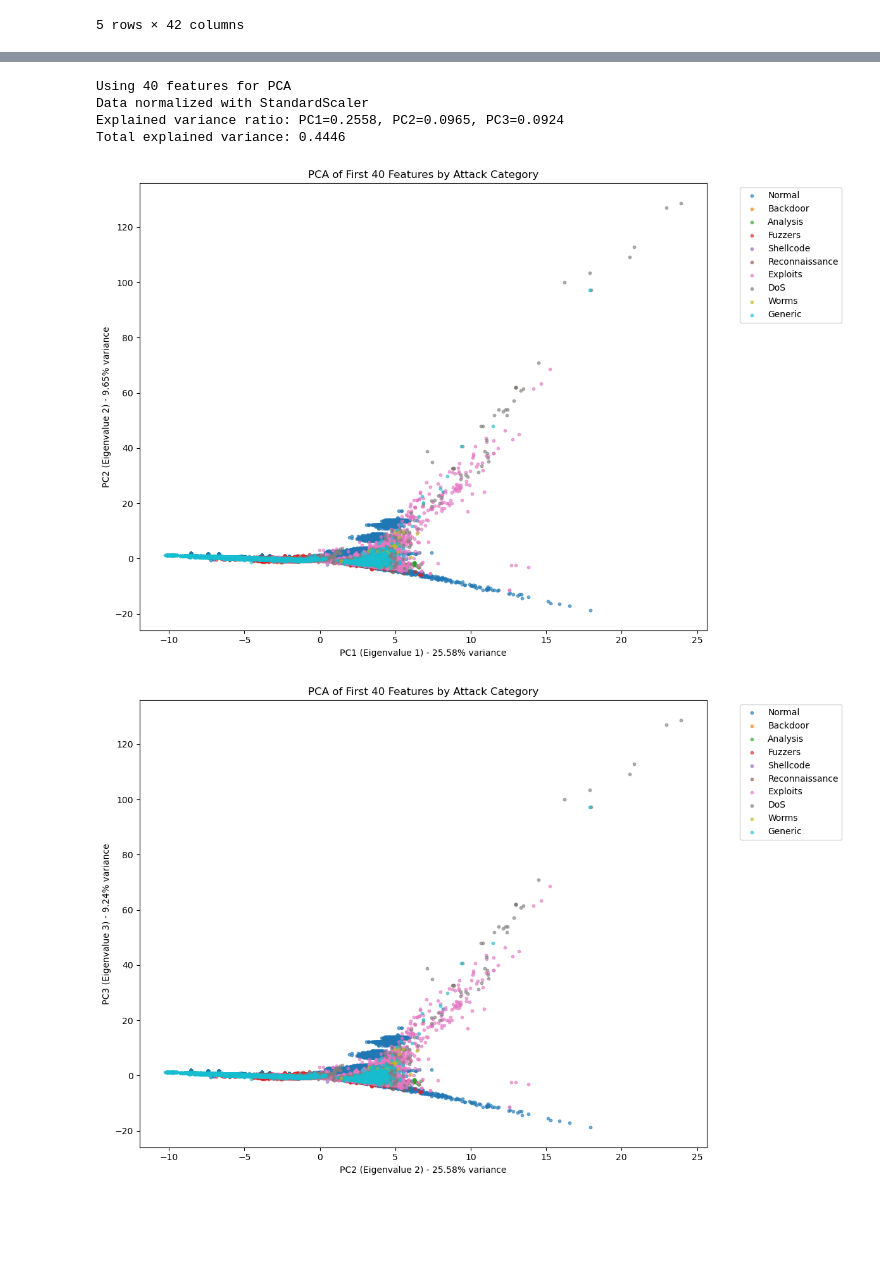
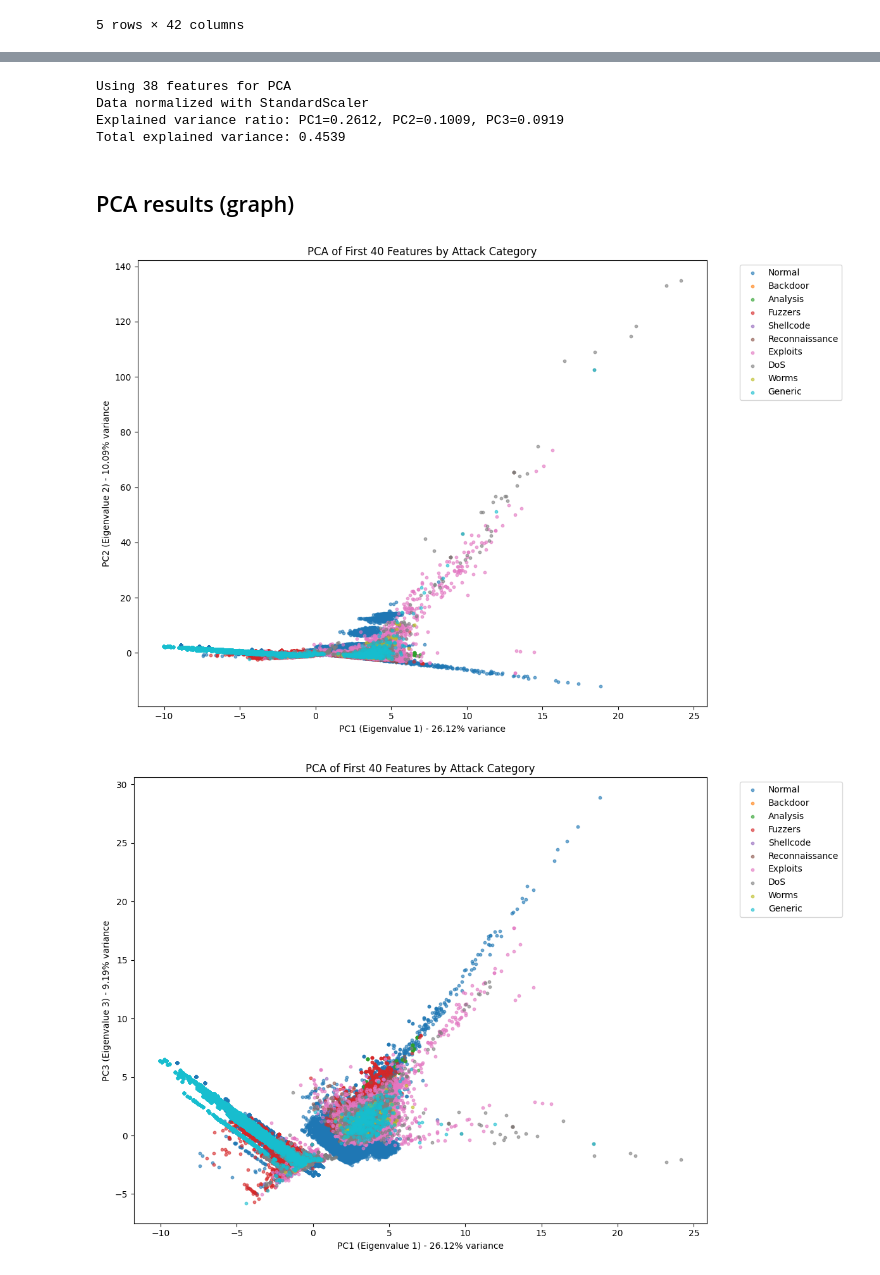
Before and after one commit to YancyLan/Imbalanced_data, a Jupyter notebook: Unbalanced_dataset.ipynb, the cells around one changed output, grey strips where cells are left out. Drawn from its saved outputs; the diff is of its cells as text; code cells hidden in the pictures; blank space fills up the shorter version.

```diff
--- a/Unbalanced_dataset.ipynb
+++ b/Unbalanced_dataset.ipynb
@@ -151,11 +150,7 @@ Numeric columns: ['id', 'dur', 'spkts', 'dpkts', 'sbytes', 'dbytes', 'rate', 'st
 # %%
-from sklearn.preprocessing import StandardScaler
-from sklearn.decomposition import PCA
-import matplotlib.pyplot as plt
-
 # Get the first 40 numeric columns for PCA
 numeric_cols = df.select_dtypes(include=[np.number]).columns.tolist()
-features_for_pca = numeric_cols[:40]
+features_for_pca = numeric_cols[:38]
 print(f"Using {len(features_for_pca)} features for PCA")
 
 # Extract features and normalize
@@ -172,17 +167,19 @@ X_pca = pca.fit_transform(X_normalized)
 pca_df = pd.DataFrame({
     'PC1': X_pca[:, 0],
     'PC2': X_pca[:, 1],
-    'PC3': X_pca[:, 1],
+    'PC3': X_pca[:, 2],
     'attack_cat': df['attack_cat'].values
 })
 
 print(f"Explained variance ratio: PC1={pca.explained_variance_ratio_[0]:.4f}, PC2={pca.explained_variance_ratio_[1]:.4f}, PC3={pca.explained_variance_ratio_[2]:.4f}")
 print(f"Total explained variance: {sum(pca.explained_variance_ratio_):.4f}")
 # %% [output]
-Using 40 features for PCA
+Using 38 features for PCA
 Data normalized with StandardScaler
-Explained variance ratio: PC1=0.2558, PC2=0.0965, PC3=0.0924
-Total explained variance: 0.4446
+Explained variance ratio: PC1=0.2612, PC2=0.1009, PC3=0.0919
+Total explained variance: 0.4539
+# %% [markdown]
+## PCA results (graph)
 # %%
 # Plot PCA results: PC1 vs PC2 colored by attack category
 fig, ax = plt.subplots(figsize=(12, 8))
@@ -201,6 +198,7 @@ ax.set_ylabel(f'PC2 (Eigenvalue 2) - {pca.explained_variance_ratio_[1]*100:.2f}%
 ax.set_title('PCA of First 40 Features by Attack Category')
 ax.legend(bbox_to_anchor=(1.05, 1), loc='upper left')
 plt.tight_layout()
+fig.savefig(f"PC1_PC2_plot.png", dpi=150)
 plt.show()
 
 # Plot PCA results: PC1 vs PC3 colored by attack category
@@ -212,34 +210,36 @@ colors = plt.cm.tab10(np.linspace(0, 1, len(classes)))
 
 for i, cls in enumerate(classes):
     mask = pca_df['attack_cat'] == cls
     ax.scatter(pca_df.loc[mask, 'PC1'], pca_df.loc[mask, 'PC3'],
                c=[colors[i]], label=cls, alpha=0.6, s=10)
 
-ax.set_xlabel(f'PC2 (Eigenvalue 2) - {pca.explained_variance_ratio_[0]*100:.2f}% variance')
+ax.set_xlabel(f'PC1 (Eigenvalue 1) - {pca.explained_variance_ratio_[0]*100:.2f}% variance')
 ax.set_ylabel(f'PC3 (Eigenvalue 3) - {pca.explained_variance_ratio_[2]*100:.2f}% variance')
 ax.set_title('PCA of First 40 Features by Attack Category')
 ax.legend(bbox_to_anchor=(1.05, 1), loc='upper left')
 plt.tight_layout()
+fig.savefig(f"PC1_PC3_plot.png", dpi=150)
 plt.show()
 
 # Plot PCA results: PC2 vs PC3 colored by attack category
 fig, ax = plt.subplots(figsize=(12, 8))
 
 # Get unique classes and assign colors
 classes = pca_df['attack_cat'].unique()
 colors = plt.cm.tab10(np.linspace(0, 1, len(classes)))
 
 for i, cls in enumerate(classes):
     mask = pca_df['attack_cat'] == cls
-    ax.scatter(pca_df.loc[mask, 'PC1'], pca_df.loc[mask, 'PC3'],
+    ax.scatter(pca_df.loc[mask, 'PC2'], pca_df.loc[mask, 'PC3'],
                c=[colors[i]], label=cls, alpha=0.6, s=10)
 
 ax.set_xlabel(f'PC2 (Eigenvalue 2) - {pca.explained_variance_ratio_[1]*100:.2f}% variance')
 ax.set_ylabel(f'PC3 (Eigenvalue 3) - {pca.explained_variance_ratio_[2]*100:.2f}% variance')
 ax.set_title('PCA of First 40 Features by Attack Category')
 ax.legend(bbox_to_anchor=(1.05, 1), loc='upper left')
 plt.tight_layout()
+fig.savefig(f"PC2_PC3_plot.png", dpi=150)
 plt.show()
 # %% [output]
-[figure, old version]
+[figure, new version]
-[figure, old version]
+[figure, new version]
```
Also changed, not shown: parts of 10 cells of this notebook.
